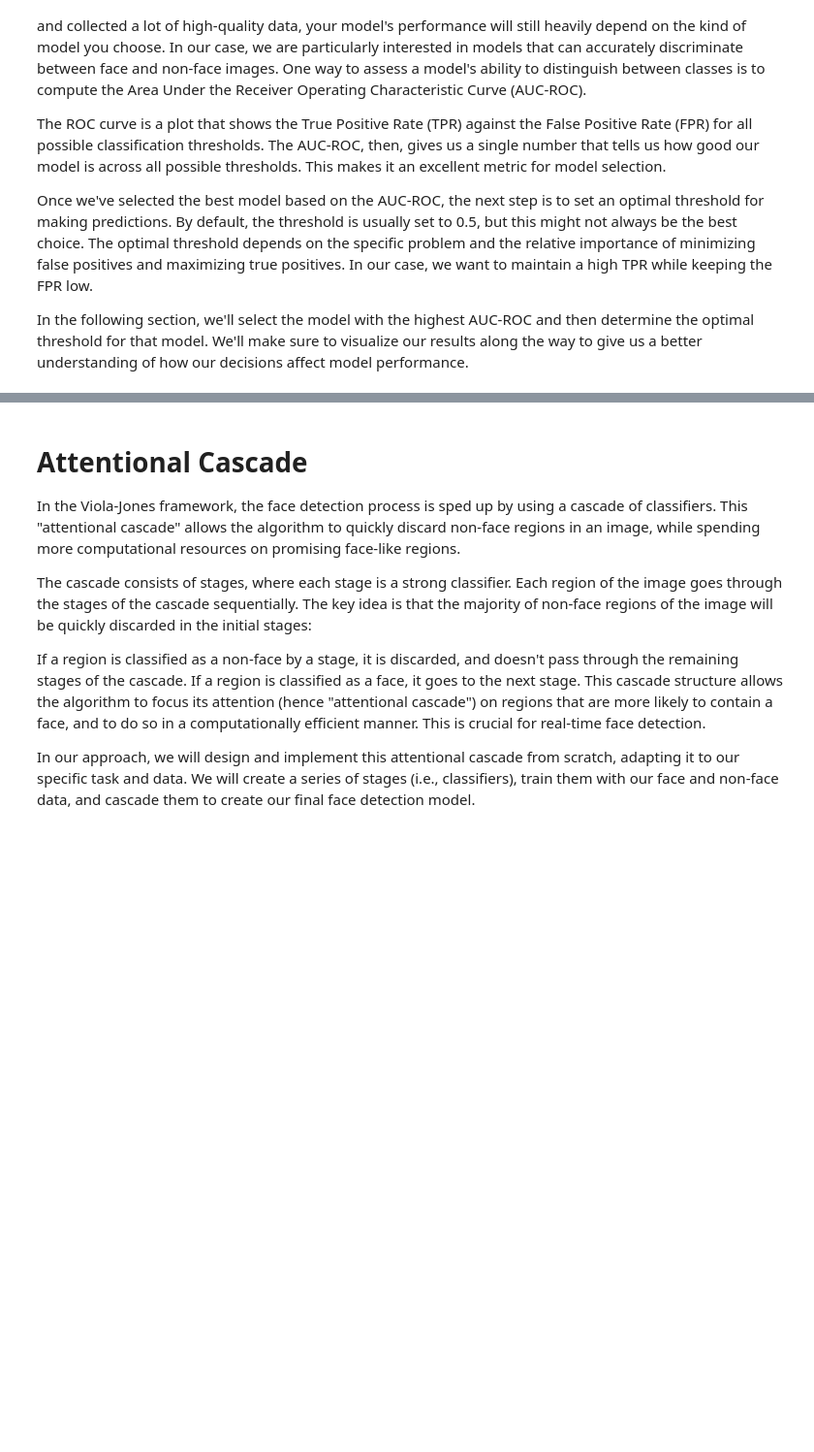
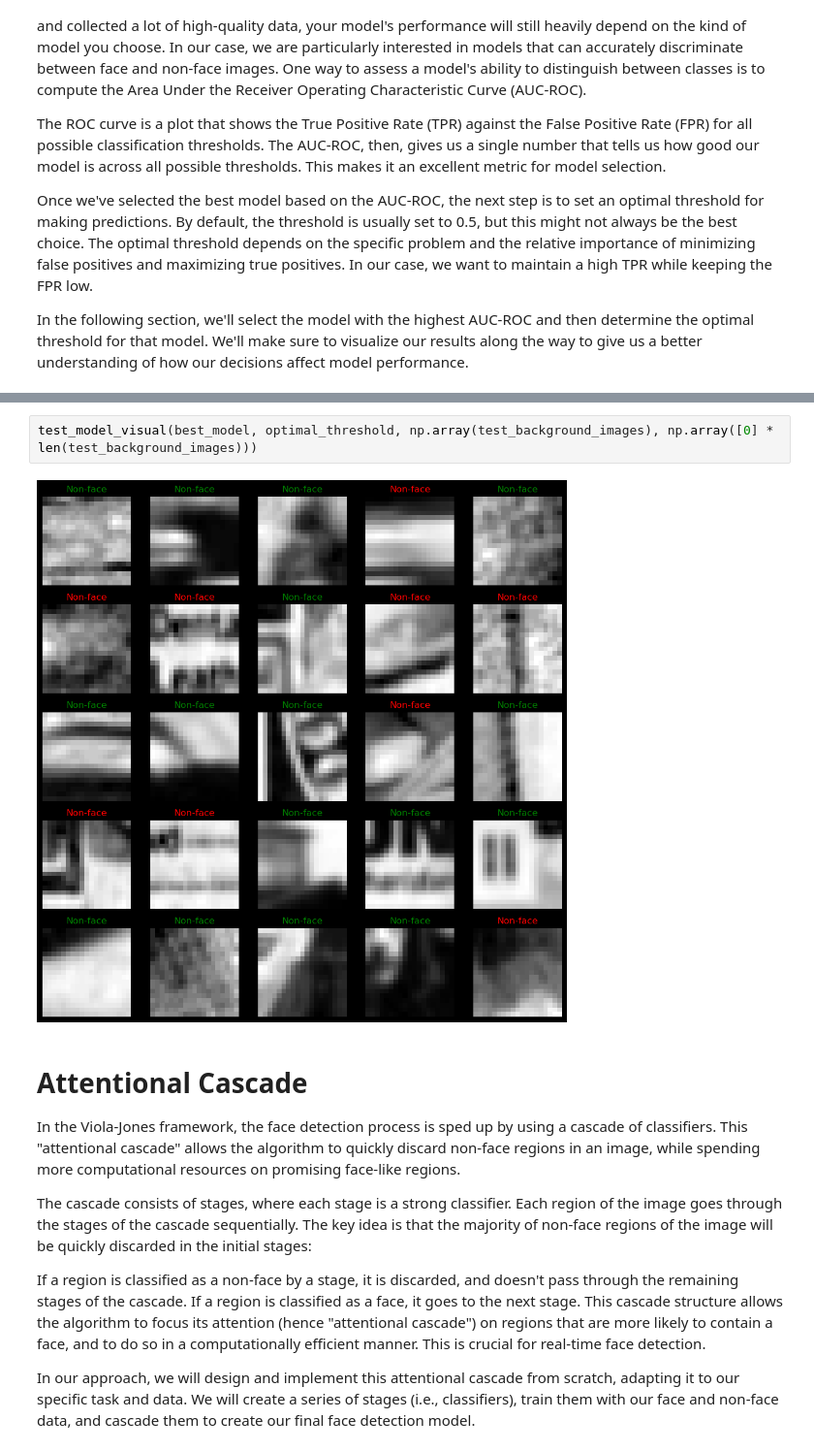
Before and after one commit to BRJoaquin/ml-ia-obligatorio, a Jupyter notebook: face_detector.ipynb, the cells around one changed output, grey strips where cells are left out. Shown at 97% size. Saved outputs shown, nothing was run; the diff lists cells and outputs as text; blank space fills up the shorter version.

```diff
--- a/face_detector.ipynb
+++ b/face_detector.ipynb
@@ -868,3 +1002,7 @@ AUC: 0.855
+# %%
+test_model_visual(best_model, optimal_threshold, np.array(test_background_images), np.array([0] * len(test_background_images)))
+# %% [output]
+[figure, added]
 # %% [markdown]
 # Attentional Cascade
 
```
Also changed, not shown: parts of 65 cells of this notebook, 9 other files.
